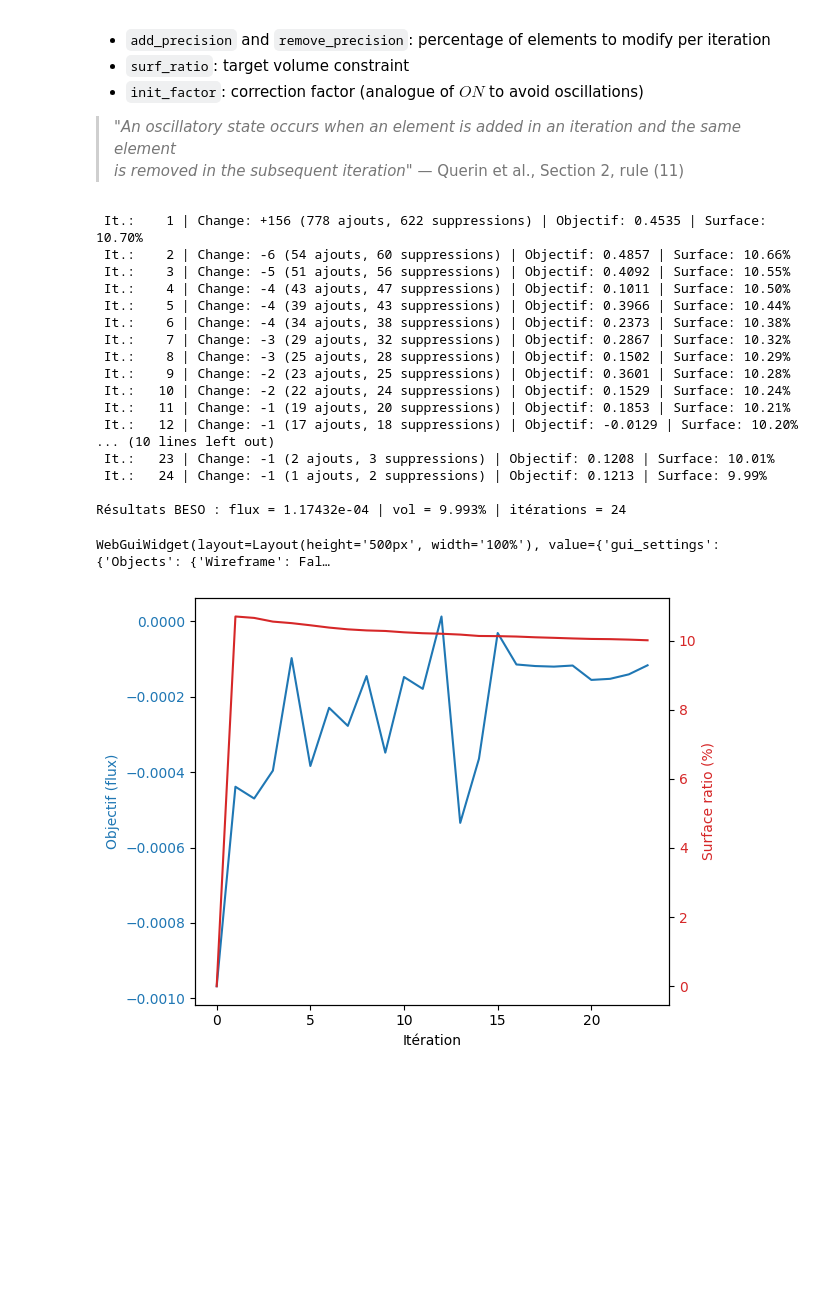
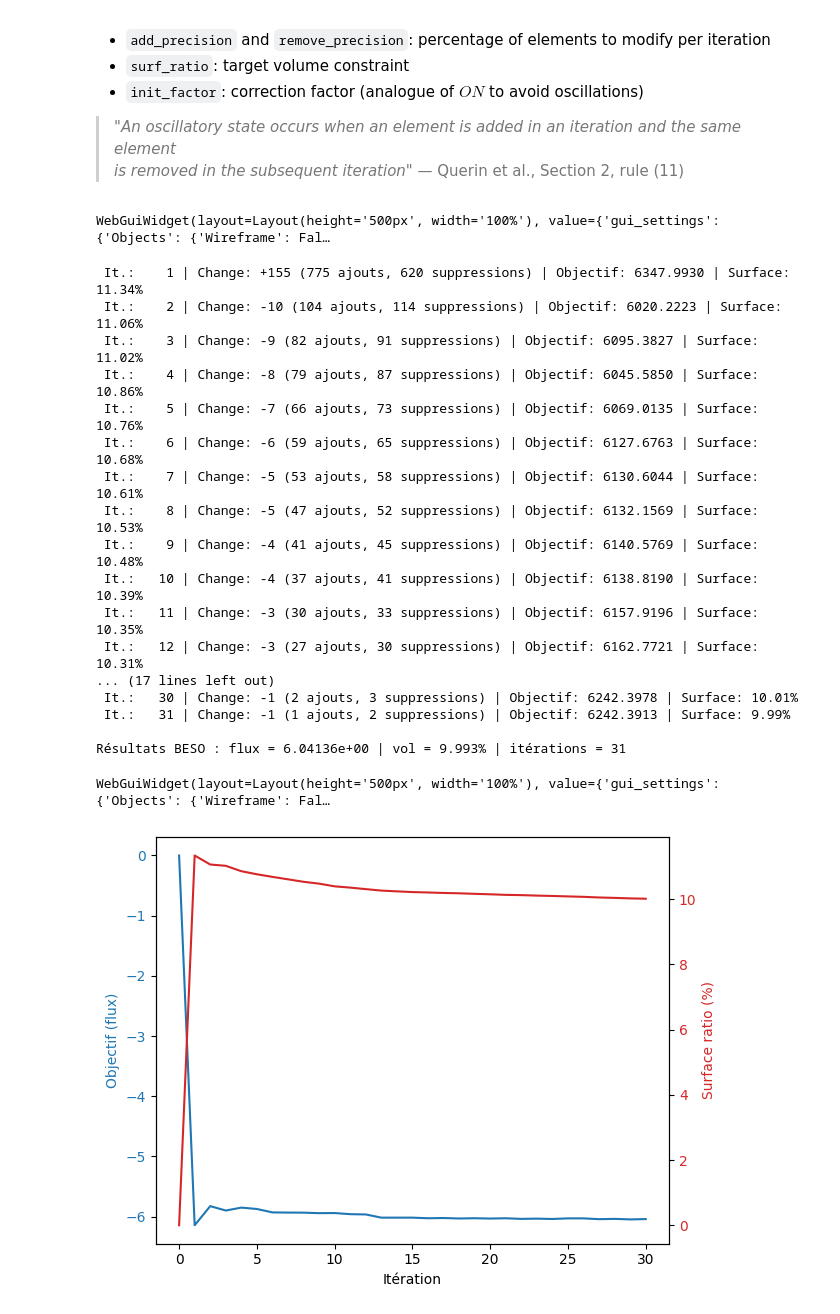
Before and after one commit to tcherrie/tutorial-topopt, a Jupyter notebook: content/teacher/4a_BESO.ipynb, the cells around one changed output. Drawn from its saved outputs; the diff is of its cells as text; code cells hidden in the pictures; blank space fills up the shorter version.

Commit message:
fix BESO

```diff
--- a/content/teacher/4_Crisps_boundaries.ipynb
+++ b/content/teacher/4a_BESO.ipynb
@@ -245,7 +245,7 @@ V0 = Integrate(1, mesh, definedon = mesh.Materials("Omega_c"))
 eVol = Integrate(1, mesh, definedon = mesh.Materials("Omega_c"), element_wise=True).NumPy()[:] / V0
 mask = GridFunction(L2(mesh, definedon = mesh.Materials("Omega_c")))
 mask.Set(1)
-maskOmega_c = mask.vec.FV().NumPy()[:] == 1
+maskOmega_c = mask.vec.FV().NumPy()[:] >= 0.9
 N_triangles = np.sum(maskOmega_c)
 eVol = eVol[maskOmega_c]
 # %%
@@ -273,6 +273,9 @@ xval         = np.zeros(N_triangles)               # 0 = air, 1 = iron
 
 MemObjective    = []
 MemConstraint   = []
+
+scene = Draw(rho, mesh, settings={"Objects": {"Wireframe": False}})
+
 
 # ── Boucle BESO
 while (current_surf < max_surf * surf_ratio * surf_precision or
@@ -303,7 +306,7 @@ while (current_surf < max_surf * surf_ratio * surf_precision or
             add_nbr += 1
   # Sensitivity by element
     sens = delta_B[1:]
-    sens = sens[maskOmega_c]
+    sens = -sens[maskOmega_c]
 # ── Vectorized # use of np.argsort
 
     modified_mask = np.zeros(N_triangles, dtype=bool)
@@ -328,7 +331,7 @@ while (current_surf < max_surf * surf_ratio * surf_precision or
     modified = list(np.where(modified_mask)[0])
 
     # Update density
-    rho.vec.data[maskOmega_c] = xval
+    rho.vec.data.FV().NumPy()[maskOmega_c] = xval
 
     # FEA
     delta_B, obj = compute_sensitivity(rho)
@@ -337,51 +340,52 @@ while (current_surf < max_surf * surf_ratio * surf_precision or
         initial_energy = delta_B[0]
 
     current_surf = np.sum(eVol * xval)
+    scene.Redraw(rho, settings={"Objects": {"Wireframe": False}})
+
 
 # Save la frame
     print(f" It.: {loop:4d}"
           f" | Change: {add_nbr - remove_nbr:+d} ({add_nbr} ajouts, {remove_nbr} suppressions)"
           f" | Objectif: {current_energy / initial_energy:.4f}"
           f" | Surface: {current_surf / max_surf * 100:.2f}%")
 
 ## 8) Analysis of the results
 u, _ = state(rho)
 print(f"\nRésultats BESO : flux = {flux(u):.5e} | vol = {m(rho)*100:.3f}% | itérations = {loop}")
-# Optimal geometry
-scene = Draw(rho, mesh, settings={"Objects": {"Wireframe": False}})
 
 ### Evolution objectif et contrainte
 fig, ax1 = plt.subplots()
 color = 'tab:blue'
 ax1.plot(MemObjective, color=color)
 ax1.set_xlabel('Itération')
 ax1.set_ylabel("Objectif (flux)", color=color)
 ax1.tick_params(axis='y', labelcolor=color)
 
 ax2 = ax1.twinx()
 color = 'tab:red'
 ax2.plot([s * 100 for s in MemConstraint], color=color)
 ax2.set_ylabel("Surface ratio (%)", color=color)
 ax2.tick_params(axis='y', labelcolor=color)
 fig.tight_layout()
 plt.show()
 # %% [output]
- It.:    1 | Change: +156 (778 ajouts, 622 suppressions) | Objectif: 0.4535 | Surface: 10.70%
- It.:    2 | Change: -6 (54 ajouts, 60 suppressions) | Objectif: 0.4857 | Surface: 10.66%
- It.:    3 | Change: -5 (51 ajouts, 56 suppressions) | Objectif: 0.4092 | Surface: 10.55%
- It.:    4 | Change: -4 (43 ajouts, 47 suppressions) | Objectif: 0.1011 | Surface: 10.50%
- It.:    5 | Change: -4 (39 ajouts, 43 suppressions) | Objectif: 0.3966 | Surface: 10.44%
- It.:    6 | Change: -4 (34 ajouts, 38 suppressions) | Objectif: 0.2373 | Surface: 10.38%
- It.:    7 | Change: -3 (29 ajouts, 32 suppressions) | Objectif: 0.2867 | Surface: 10.32%
- It.:    8 | Change: -3 (25 ajouts, 28 suppressions) | Objectif: 0.1502 | Surface: 10.29%
- It.:    9 | Change: -2 (23 ajouts, 25 suppressions) | Objectif: 0.3601 | Surface: 10.28%
- It.:   10 | Change: -2 (22 ajouts, 24 suppressions) | Objectif: 0.1529 | Surface: 10.24%
- It.:   11 | Change: -1 (19 ajouts, 20 suppressions) | Objectif: 0.1853 | Surface: 10.21%
- It.:   12 | Change: -1 (17 ajouts, 18 suppressions) | Objectif: -0.0129 | Surface: 10.20%
-... (10 lines left out)
- It.:   23 | Change: -1 (2 ajouts, 3 suppressions) | Objectif: 0.1208 | Surface: 10.01%
- It.:   24 | Change: -1 (1 ajouts, 2 suppressions) | Objectif: 0.1213 | Surface: 9.99%
-
-Résultats BESO : flux = 1.17432e-04 | vol = 9.993% | itérations = 24
+WebGuiWidget(layout=Layout(height='500px', width='100%'), value={'gui_settings': {'Objects': {'Wireframe': Fal…
-WebGuiWidget(layout=Layout(height='500px', width='100%'), value={'gui_settings': {'Objects': {'Wireframe': Fal…
+ It.:    1 | Change: +155 (775 ajouts, 620 suppressions) | Objectif: 6347.9930 | Surface: 11.34%
+ It.:    2 | Change: -10 (104 ajouts, 114 suppressions) | Objectif: 6020.2223 | Surface: 11.06%
+ It.:    3 | Change: -9 (82 ajouts, 91 suppressions) | Objectif: 6095.3827 | Surface: 11.02%
+ It.:    4 | Change: -8 (79 ajouts, 87 suppressions) | Objectif: 6045.5850 | Surface: 10.86%
+ It.:    5 | Change: -7 (66 ajouts, 73 suppressions) | Objectif: 6069.0135 | Surface: 10.76%
+ It.:    6 | Change: -6 (59 ajouts, 65 suppressions) | Objectif: 6127.6763 | Surface: 10.68%
+ It.:    7 | Change: -5 (53 ajouts, 58 suppressions) | Objectif: 6130.6044 | Surface: 10.61%
+ It.:    8 | Change: -5 (47 ajouts, 52 suppressions) | Objectif: 6132.1569 | Surface: 10.53%
+ It.:    9 | Change: -4 (41 ajouts, 45 suppressions) | Objectif: 6140.5769 | Surface: 10.48%
+ It.:   10 | Change: -4 (37 ajouts, 41 suppressions) | Objectif: 6138.8190 | Surface: 10.39%
+ It.:   11 | Change: -3 (30 ajouts, 33 suppressions) | Objectif: 6157.9196 | Surface: 10.35%
+ It.:   12 | Change: -3 (27 ajouts, 30 suppressions) | Objectif: 6162.7721 | Surface: 10.31%
+... (17 lines left out)
+ It.:   30 | Change: -1 (2 ajouts, 3 suppressions) | Objectif: 6242.3978 | Surface: 10.01%
+ It.:   31 | Change: -1 (1 ajouts, 2 suppressions) | Objectif: 6242.3913 | Surface: 9.99%
+
+Résultats BESO : flux = 6.04136e+00 | vol = 9.993% | itérations = 31
+WebGuiWidget(layout=Layout(height='500px', width='100%'), value={'gui_settings': {'Objects': {'Wireframe': Fal…
-[figure, old version]
+[figure, new version]
```
Also changed, not shown: parts of 4 cells of this notebook.
